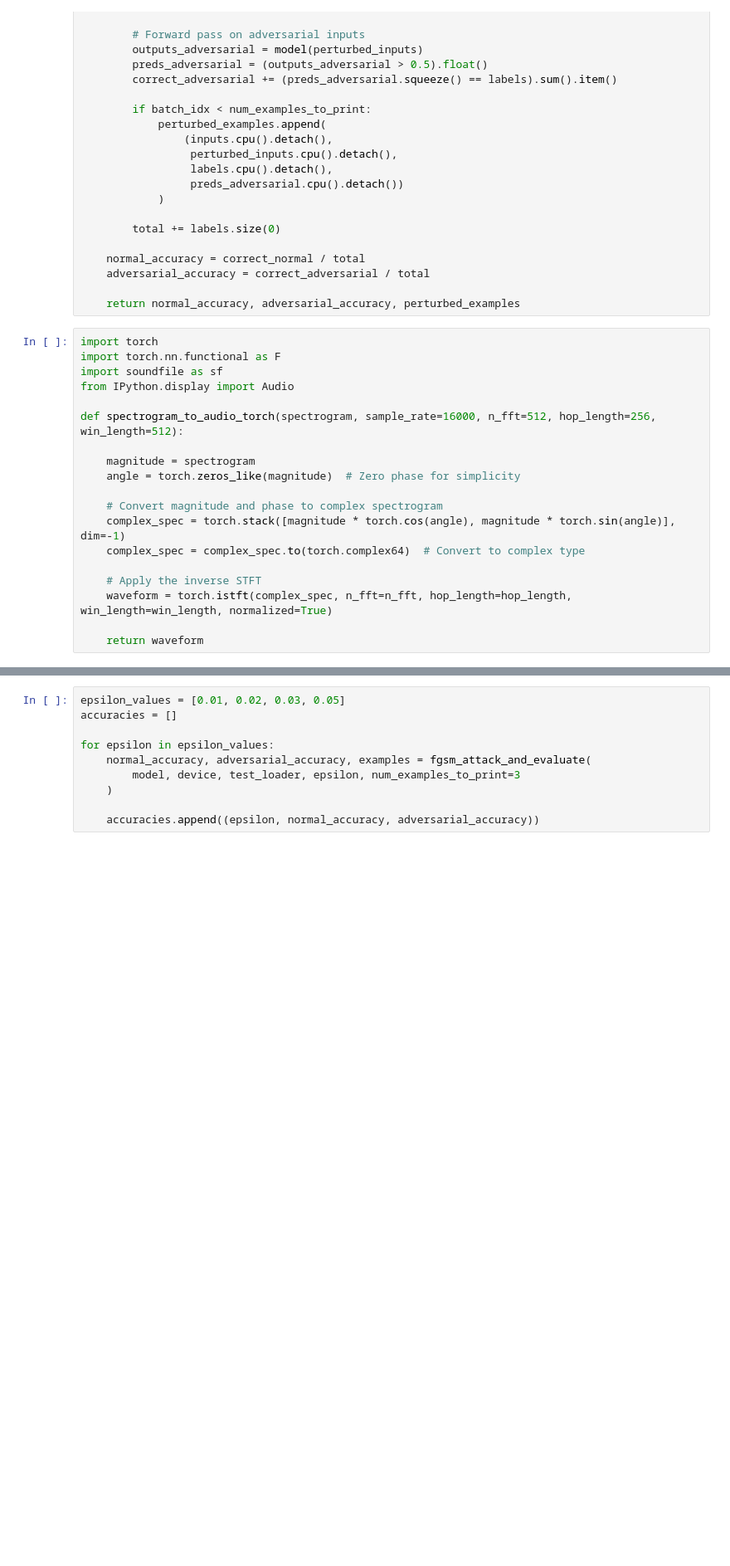
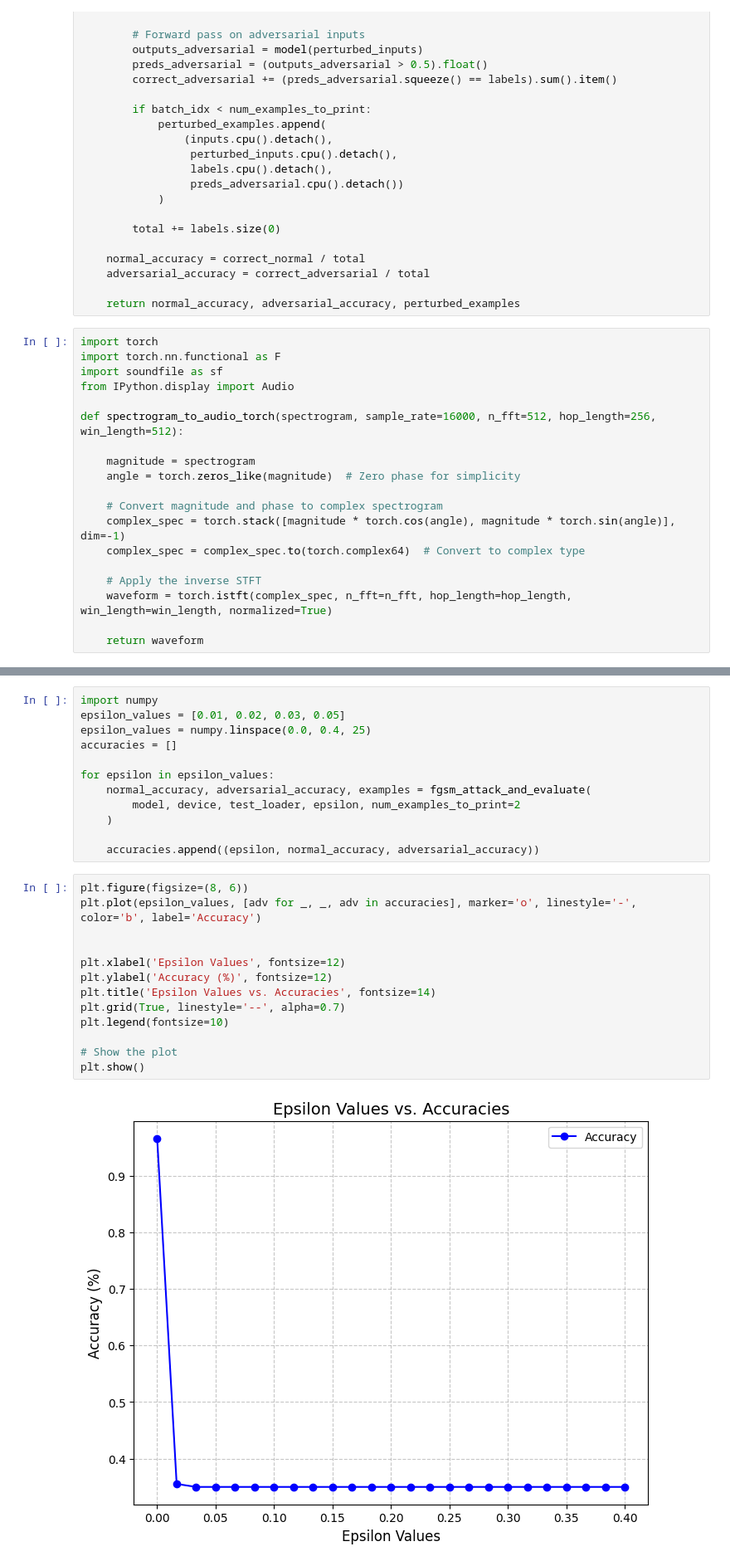
Before and after one commit to migoox/ml-dogs, a Jupyter notebook: notebook/attack/attack.ipynb, the cells around one changed output, grey strips where cells are left out. Shown at 83% size. Drawn from its saved outputs; the diff is of its cells as text; blank space fills up the shorter version.

```diff
--- a/notebook/attack/attack.ipynb
+++ b/notebook/attack/attack.ipynb
@@ -178,15 +178,32 @@ Net(
   (dropout_fc): Dropout(p=0.4, inplace=False)
 )
 # %%
+import numpy
 epsilon_values = [0.01, 0.02, 0.03, 0.05]
+epsilon_values = numpy.linspace(0.0, 0.4, 25)
 accuracies = []
 
 for epsilon in epsilon_values:
     normal_accuracy, adversarial_accuracy, examples = fgsm_attack_and_evaluate(
-        model, device, test_loader, epsilon, num_examples_to_print=3
+        model, device, test_loader, epsilon, num_examples_to_print=2
     )
 
     accuracies.append((epsilon, normal_accuracy, adversarial_accuracy))
+# %%
+plt.figure(figsize=(8, 6))
+plt.plot(epsilon_values, [adv for _, _, adv in accuracies], marker='o', linestyle='-', color='b', label='Accuracy')
+
+
+plt.xlabel('Epsilon Values', fontsize=12)
+plt.ylabel('Accuracy (%)', fontsize=12)
+plt.title('Epsilon Values vs. Accuracies', fontsize=14)
+plt.grid(True, linestyle='--', alpha=0.7)
+plt.legend(fontsize=10)
+
+# Show the plot
+plt.show()
+# %% [output]
+[figure, added]
 # %%
 if (not os.path.exists('wav_files')):
     os.mkdir('wav_files')
```
Also changed, not shown: parts of 3 cells of this notebook.
